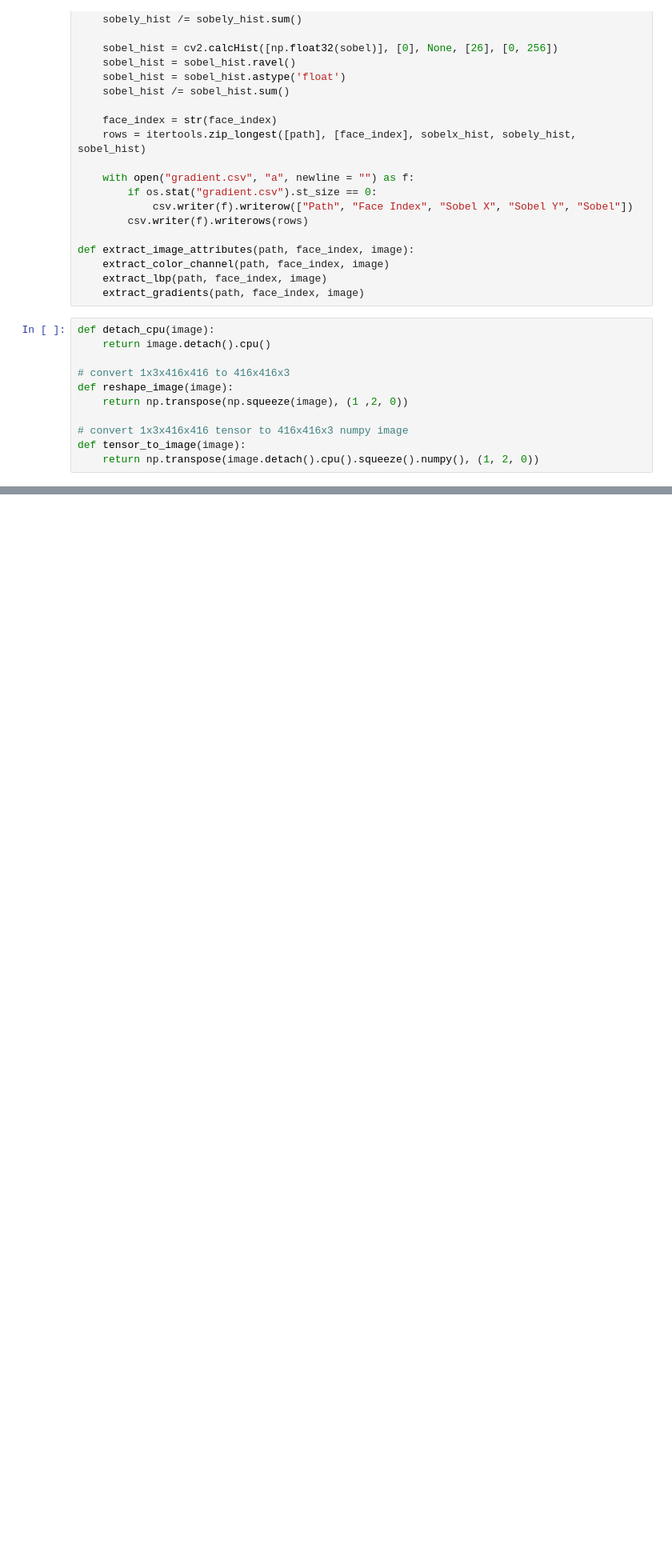
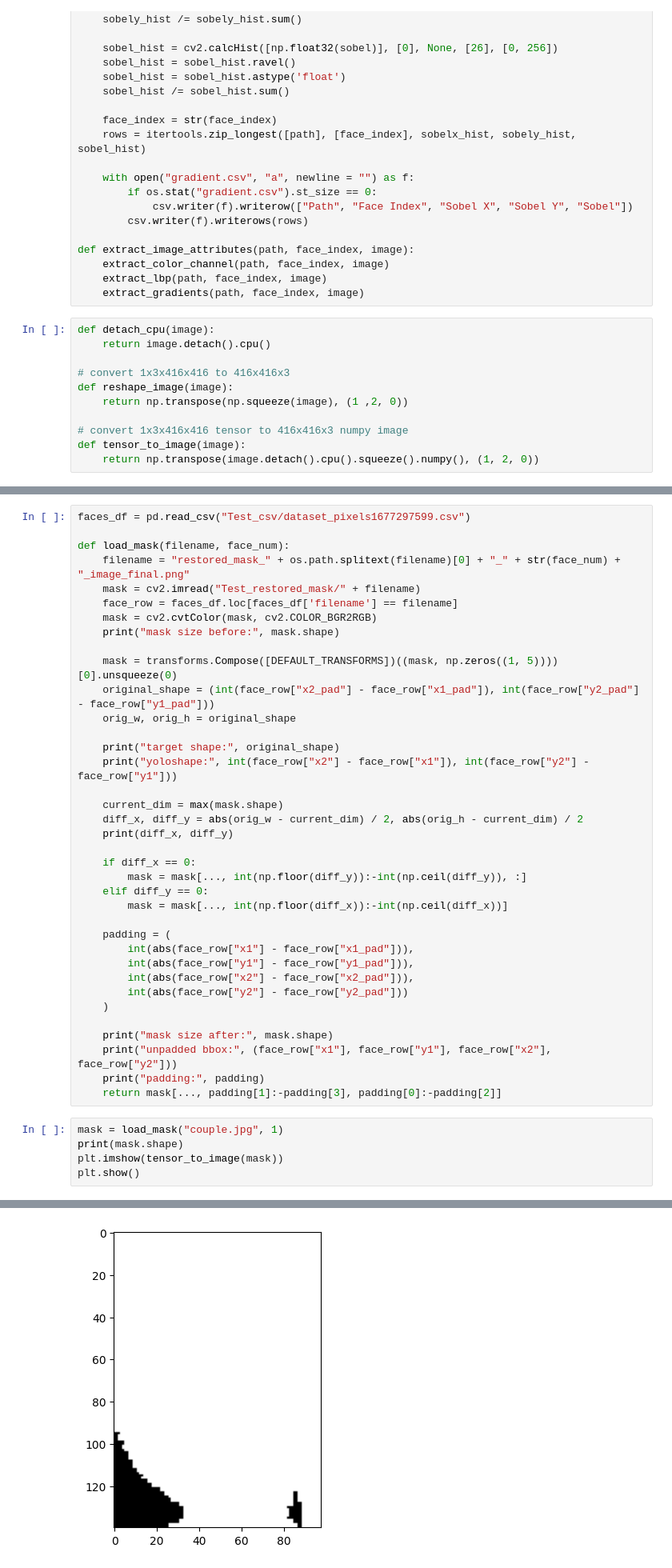
Before and after one commit to JanjanC/FGSM-for-Face-Detectors, a Jupyter notebook: Thesis Pipeline.ipynb, the cells around one changed output, grey strips where cells are left out. Shown at 80% size. Drawn from its saved outputs; the diff is of its cells as text; blank space fills up the shorter version.

```diff
--- a/Thesis Pipeline.ipynb
+++ b/Thesis Pipeline.ipynb
@@ -449,0 +458,43 @@ import minepsilon as minE
+# %%
+faces_df = pd.read_csv("Test_csv/dataset_pixels1677297599.csv")
+
+def load_mask(filename, face_num):
+    filename = "restored_mask_" + os.path.splitext(filename)[0] + "_" + str(face_num) + "_image_final.png"
+    mask = cv2.imread("Test_restored_mask/" + filename)
+    face_row = faces_df.loc[faces_df['filename'] == filename]
+    mask = cv2.cvtColor(mask, cv2.COLOR_BGR2RGB)
+    print("mask size before:", mask.shape)
+
+    mask = transforms.Compose([DEFAULT_TRANSFORMS])((mask, np.zeros((1, 5))))[0].unsqueeze(0)
+    original_shape = (int(face_row["x2_pad"] - face_row["x1_pad"]), int(face_row["y2_pad"] - face_row["y1_pad"]))
+    orig_w, orig_h = original_shape
+
+    print("target shape:", original_shape)
+    print("yoloshape:", int(face_row["x2"] - face_row["x1"]), int(face_row["y2"] - face_row["y1"]))
+
+    current_dim = max(mask.shape)
+    diff_x, diff_y = abs(orig_w - current_dim) / 2, abs(orig_h - current_dim) / 2
+    print(diff_x, diff_y)
+
+    if diff_x == 0:
+        mask = mask[..., int(np.floor(diff_y)):-int(np.ceil(diff_y)), :]
+    elif diff_y == 0:
+        mask = mask[..., int(np.floor(diff_x)):-int(np.ceil(diff_x))]
+
+    padding = (
+        int(abs(face_row["x1"] - face_row["x1_pad"])),
+        int(abs(face_row["y1"] - face_row["y1_pad"])),
+        int(abs(face_row["x2"] - face_row["x2_pad"])),
+        int(abs(face_row["y2"] - face_row["y2_pad"]))
+    )
+
+    print("mask size after:", mask.shape)
+    print("unpadded bbox:", (face_row["x1"], face_row["y1"], face_row["x2"], face_row["y2"]))
+    print("padding:", padding)
+    return mask[..., padding[1]:-padding[3], padding[0]:-padding[2]]
+# %%
+mask = load_mask("couple.jpg", 1)
+print(mask.shape)
+plt.imshow(tensor_to_image(mask))
+plt.show()
+# %% [output]
@@ -450 +513,2 @@ import minepsilon as minE
+[figure, added]
 # %%
```
Also changed, not shown: parts of 12 cells of this notebook, 7 other files.
